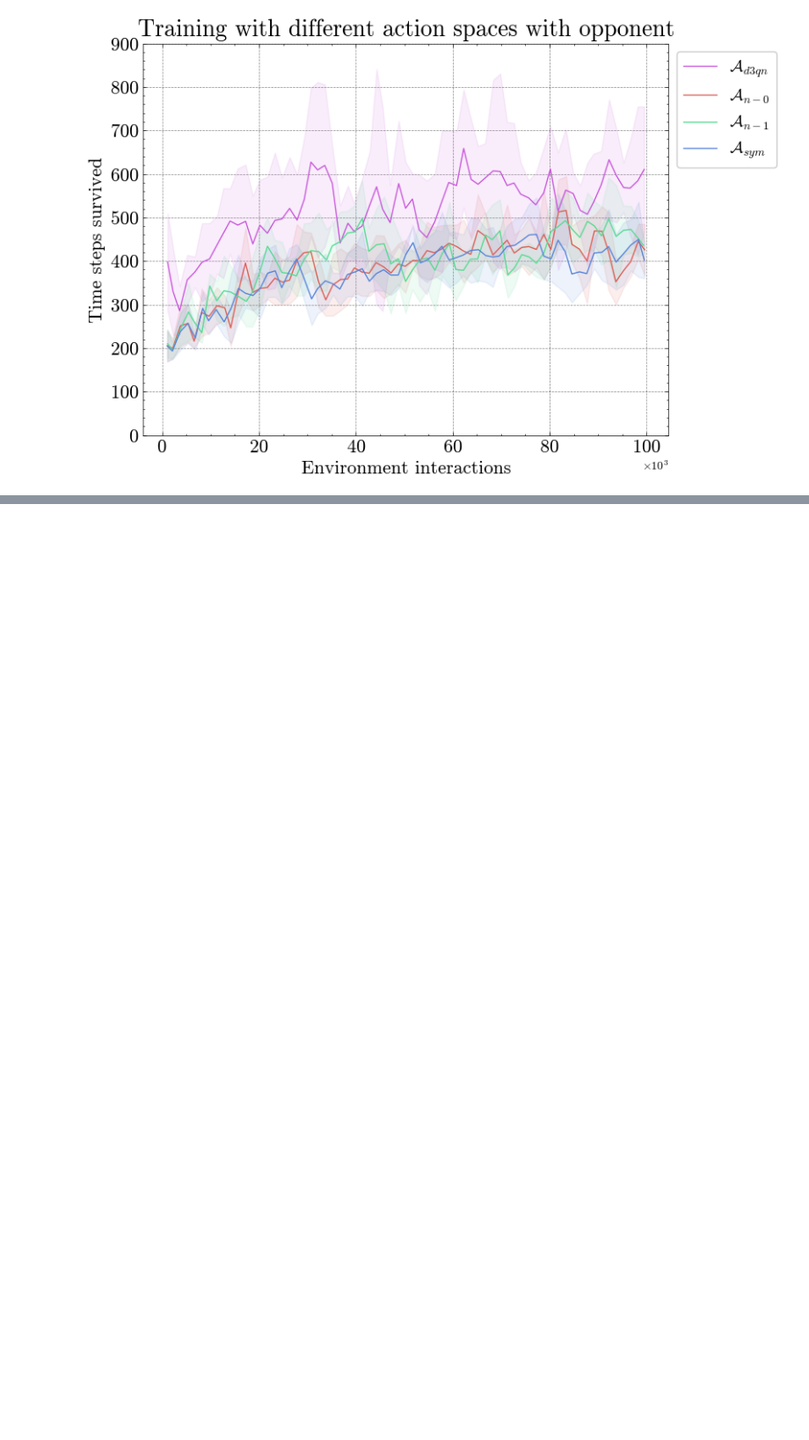
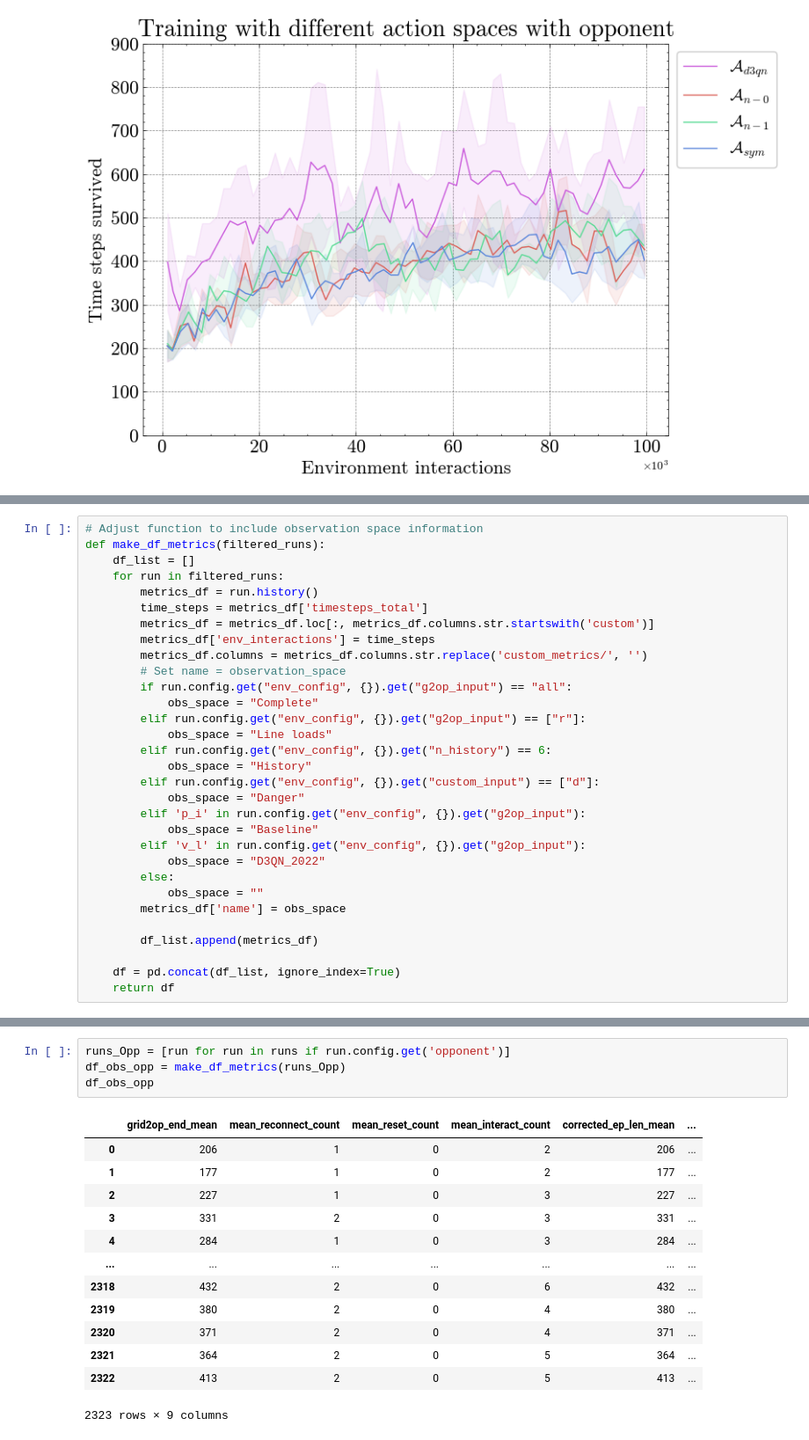
Before and after one commit to EricavanderSar/rl4pnc-survey, a Jupyter notebook: notebooks/SurveyPaper_TrainingCurves.ipynb, the cells around one changed output, grey strips where cells are left out. Shown at 88% size. Drawn from its saved outputs; the diff is of its cells as text; blank space fills up the shorter version.

```diff
--- a/notebooks/SurveyPaper_TrainingCurves.ipynb
+++ b/notebooks/SurveyPaper_TrainingCurves.ipynb
@@ -283,0 +293,31 @@ plt.savefig(os.path.join(path, f'Traincurve_ActSpaces_Opp.svg'))
+# %%
+# Adjust function to include observation space information
+def make_df_metrics(filtered_runs):
+    df_list = []
+    for run in filtered_runs:
+        metrics_df = run.history()
+        time_steps = metrics_df['timesteps_total']
+        metrics_df = metrics_df.loc[:, metrics_df.columns.str.startswith('custom')]
+        metrics_df['env_interactions'] = time_steps
+        metrics_df.columns = metrics_df.columns.str.replace('custom_metrics/', '')
+        # Set name = observation_space
+        if run.config.get("env_config", {}).get("g2op_input") == "all":
+            obs_space = "Complete"
+        elif run.config.get("env_config", {}).get("g2op_input") == ["r"]:
+            obs_space = "Line loads"
+        elif run.config.get("env_config", {}).get("n_history") == 6:
+            obs_space = "History"
+        elif run.config.get("env_config", {}).get("custom_input") == ["d"]:
+            obs_space = "Danger"
+        elif 'p_i' in run.config.get("env_config", {}).get("g2op_input"):
+            obs_space = "Baseline"
+        elif 'v_l' in run.config.get("env_config", {}).get("g2op_input"):
+            obs_space = "D3QN_2022"
+        else:
+            obs_space = ""
+        metrics_df['name'] = obs_space
+
+        df_list.append(metrics_df)
+
+    df = pd.concat(df_list, ignore_index=True)
+    return df
@@ -283,0 +356,18 @@ plt.savefig(os.path.join(path, f'Traincurve_ActSpaces_Opp.svg'))
+# %%
+runs_Opp = [run for run in runs if run.config.get('opponent')]
+df_obs_opp = make_df_metrics(runs_Opp)
+df_obs_opp
+# %% [output]
+|  | grid2op_end_mean | mean_reconnect_count | mean_reset_count | mean_interact_count | corrected_ep_len_mean | ... |
+| 0 | 206 | 1 | 0 | 2 | 206 | ... |
+| 1 | 177 | 1 | 0 | 2 | 177 | ... |
+| 2 | 227 | 1 | 0 | 3 | 227 | ... |
+| 3 | 331 | 2 | 0 | 3 | 331 | ... |
+| 4 | 284 | 1 | 0 | 3 | 284 | ... |
+| ... | ... | ... | ... | ... | ... | ... |
+| 2318 | 432 | 2 | 0 | 6 | 432 | ... |
+| 2319 | 380 | 2 | 0 | 4 | 380 | ... |
+| 2320 | 371 | 2 | 0 | 4 | 371 | ... |
+| 2321 | 364 | 2 | 0 | 5 | 364 | ... |
+| 2322 | 413 | 2 | 0 | 5 | 413 | ... |
+2323 rows × 9 columns
```
Also changed, not shown: parts of 6 cells of this notebook, 2 other files.
